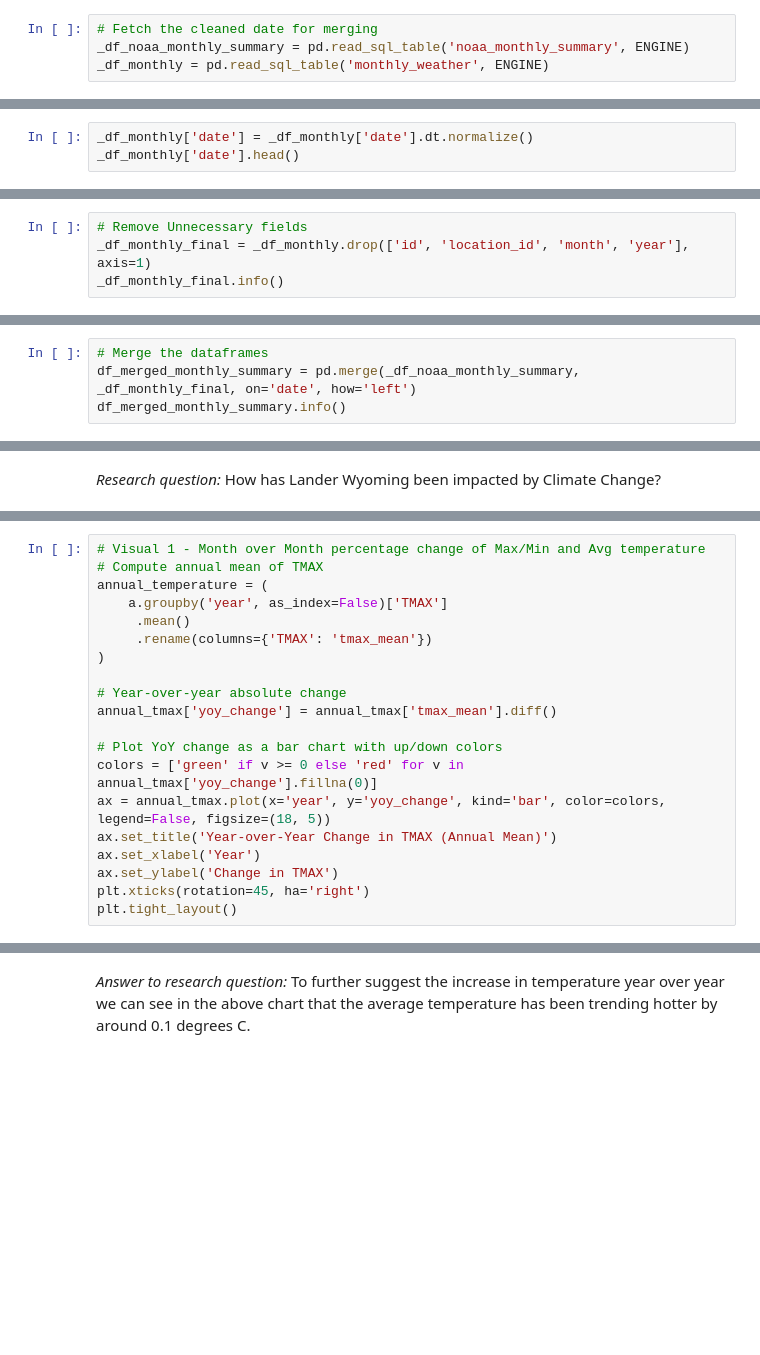
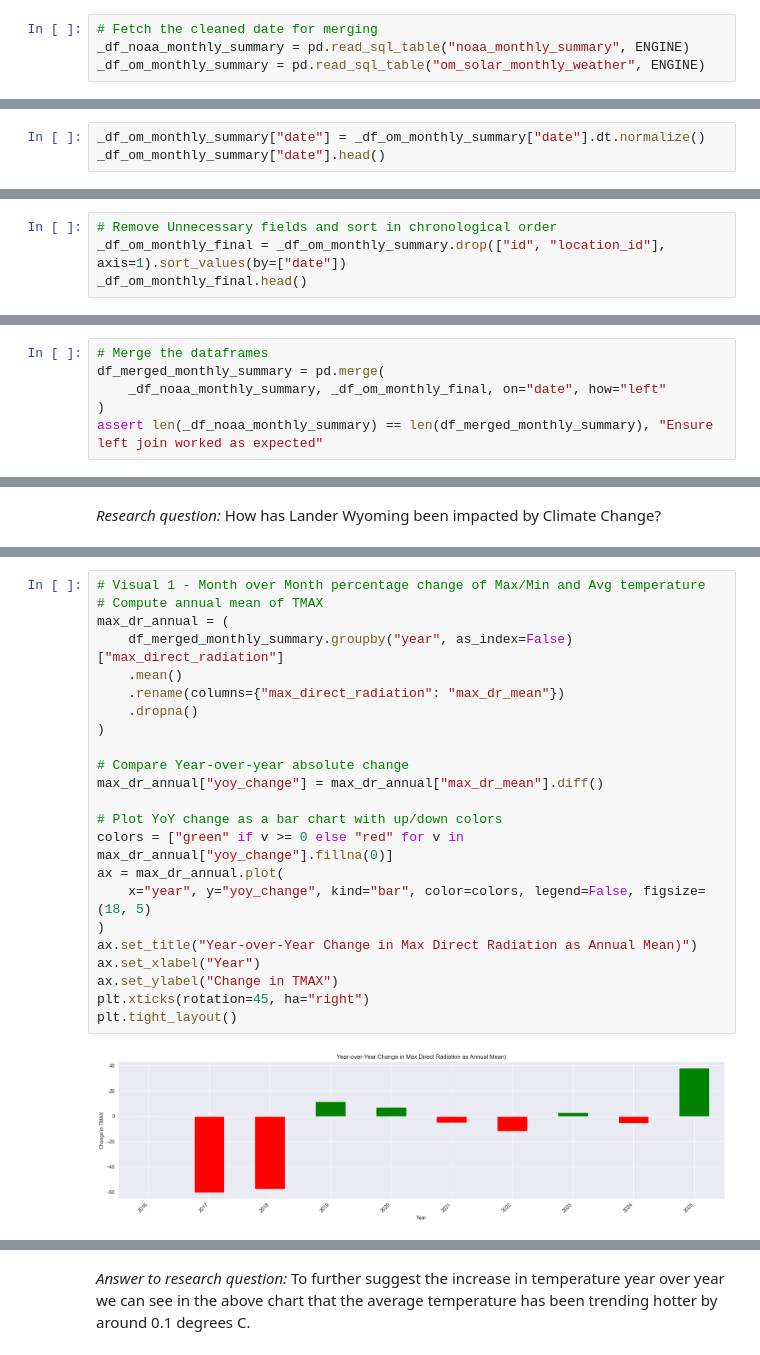
Before and after one commit to bluegroneman/weather_tracking, a Jupyter notebook: data_wrangling_project_starter.ipynb, the cells around one changed output, grey strips where cells are left out. Saved outputs shown, nothing was run; the diff lists cells and outputs as text; blank space fills up the shorter version.

```diff
--- a/data_wrangling_project_starter.ipynb
+++ b/data_wrangling_project_starter.ipynb
@@ -491,7 +745,7 @@ with ENGINE.begin() as conn:
 ## Combine the datasets for analysis
 # %%
 # Fetch the cleaned date for merging
-_df_noaa_monthly_summary = pd.read_sql_table('noaa_monthly_summary', ENGINE)
-_df_monthly = pd.read_sql_table('monthly_weather', ENGINE)
+_df_noaa_monthly_summary = pd.read_sql_table("noaa_monthly_summary", ENGINE)
+_df_om_monthly_summary = pd.read_sql_table("om_solar_monthly_weather", ENGINE)
 # %%
 _df_noaa_monthly_summary.info()
@@ -504,3 +791,3 @@ _df_noaa_monthly_summary['date'].head()
 # %%
-_df_monthly['date'] = _df_monthly['date'].dt.normalize()
-_df_monthly['date'].head()
+_df_om_monthly_summary["date"] = _df_om_monthly_summary["date"].dt.normalize()
+_df_om_monthly_summary["date"].head()
@@ -507,4 +801,4 @@ _df_monthly['date'].head()
 # %%
-# Remove Unnecessary fields
-_df_monthly_final = _df_monthly.drop(['id', 'location_id', 'month', 'year'], axis=1)
-_df_monthly_final.info()
+# Remove Unnecessary fields and sort in chronological order
+_df_om_monthly_final = _df_om_monthly_summary.drop(["id", "location_id"], axis=1).sort_values(by=["date"])
+_df_om_monthly_final.head()
@@ -511,7 +812,9 @@ _df_monthly_final.info()
 # %%
 # Merge the dataframes
-df_merged_monthly_summary = pd.merge(_df_noaa_monthly_summary, _df_monthly_final, on='date', how='left')
-df_merged_monthly_summary.info()
+df_merged_monthly_summary = pd.merge(
+    _df_noaa_monthly_summary, _df_om_monthly_final, on="date", how="left"
+)
+assert len(_df_noaa_monthly_summary) == len(df_merged_monthly_summary), "Ensure left join worked as expected"
 # %% [markdown]
 ## 5. Answer the research question
 
@@ -527,22 +848,27 @@ df_merged_monthly_summary.info()
 # %%
 # Visual 1 - Month over Month percentage change of Max/Min and Avg temperature
 # Compute annual mean of TMAX
-annual_temperature = (
-    a.groupby('year', as_index=False)['TMAX']
-     .mean()
-     .rename(columns={'TMAX': 'tmax_mean'})
+max_dr_annual = (
+    df_merged_monthly_summary.groupby("year", as_index=False)["max_direct_radiation"]
+    .mean()
+    .rename(columns={"max_direct_radiation": "max_dr_mean"})
+    .dropna()
 )
 
-# Year-over-year absolute change
-annual_tmax['yoy_change'] = annual_tmax['tmax_mean'].diff()
+# Compare Year-over-year absolute change
+max_dr_annual["yoy_change"] = max_dr_annual["max_dr_mean"].diff()
 
 # Plot YoY change as a bar chart with up/down colors
-colors = ['green' if v >= 0 else 'red' for v in annual_tmax['yoy_change'].fillna(0)]
-ax = annual_tmax.plot(x='year', y='yoy_change', kind='bar', color=colors, legend=False, figsize=(18, 5))
-ax.set_title('Year-over-Year Change in TMAX (Annual Mean)')
-ax.set_xlabel('Year')
-ax.set_ylabel('Change in TMAX')
-plt.xticks(rotation=45, ha='right')
+colors = ["green" if v >= 0 else "red" for v in max_dr_annual["yoy_change"].fillna(0)]
+ax = max_dr_annual.plot(
+    x="year", y="yoy_change", kind="bar", color=colors, legend=False, figsize=(18, 5)
+)
+ax.set_title("Year-over-Year Change in Max Direct Radiation as Annual Mean)")
+ax.set_xlabel("Year")
+ax.set_ylabel("Change in TMAX")
+plt.xticks(rotation=45, ha="right")
 plt.tight_layout()
+# %% [output]
+[figure, added]
 # %% [markdown]
 *Answer to research question:*
```
Also changed, not shown: parts of 46 cells of this notebook, 4 other files.
